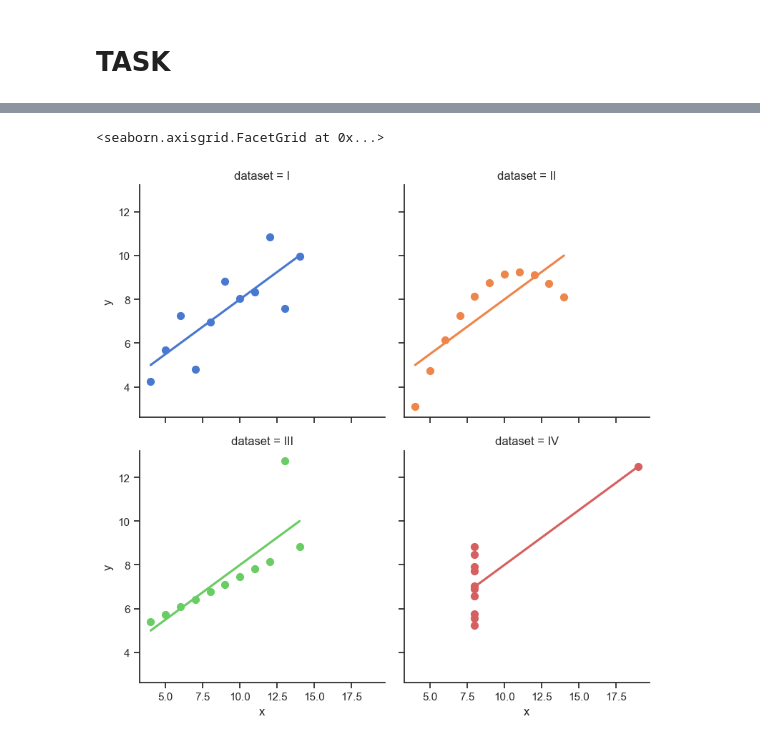
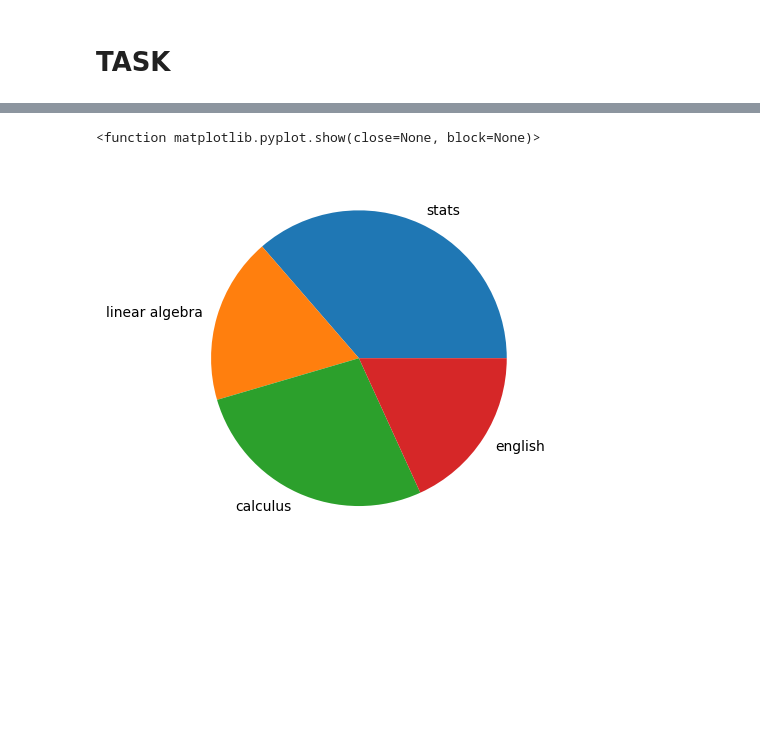
Before and after one commit to raaziaqasim14/raaziaqasim14, a Jupyter notebook: class no 5 ml course.ipynb, the cells around one changed output, grey strips where cells are left out. Saved outputs shown, nothing was run; the diff lists cells and outputs as text; code cells hidden in the pictures; blank space fills up the shorter version.

```diff
--- a/class no 5 ml course.ipynb
+++ b/class no 5 ml course.ipynb
@@ -183,20 +180,0 @@ sns.despine(left=True)
-# %%
-import pandas as pd
-import seaborn as sns
-import numpy as np
-plt.style.use('_mpl-gallery-nogrid')
-
-#data
-dt = [2,4,6,8,10]
-colors = plt.get_cmap('Blues')(np.linspace(0.2, 0.7, len(x)))
-
-#plotting
-fig, ax = plt.subplots()
-ax.pie(dt, colors=colors, radius=3, center=(4, 4),
-       wedgeprops={"linewidth": 1, "edgecolor": "white"}, frame=True)
-
-
-ax.set(xlim=(0, 8), xticks=np.arange(1, 8),
-       ylim=(0, 8), yticks=np.arange(1, 8))
-
-plt.show()
@@ -205,17 +181,8 @@ plt.show()
-# %%
-#making graph through seaborn lib
-import seaborn as sns
-sns.set_theme(style="ticks")
-
-# Load the example dataset for Anscombe's quartet
-df = sns.load_dataset("anscombe")
-
-# Show the results of a linear regression within each dataset
-sns.lmplot(
-    data=df, x="x", y="y", col="dataset", hue="dataset",
-    col_wrap=2, palette="muted", ci=None,
-    height=4, scatter_kws={"s": 50, "alpha": 1}
-)
-# %% [output]
-<seaborn.axisgrid.FacetGrid at 0x...>
-[figure, removed]
+# %%
+x = [4,2,3,2] #credit hours
+la = ["stats", "linear algebra", "calculus","english"]
+plt.pie(x, labels=la)
+plt.show
+# %% [output]
+<function matplotlib.pyplot.show(close=None, block=None)>
+[figure, added]
```
Also changed, not shown: parts of 5 cells of this notebook.
